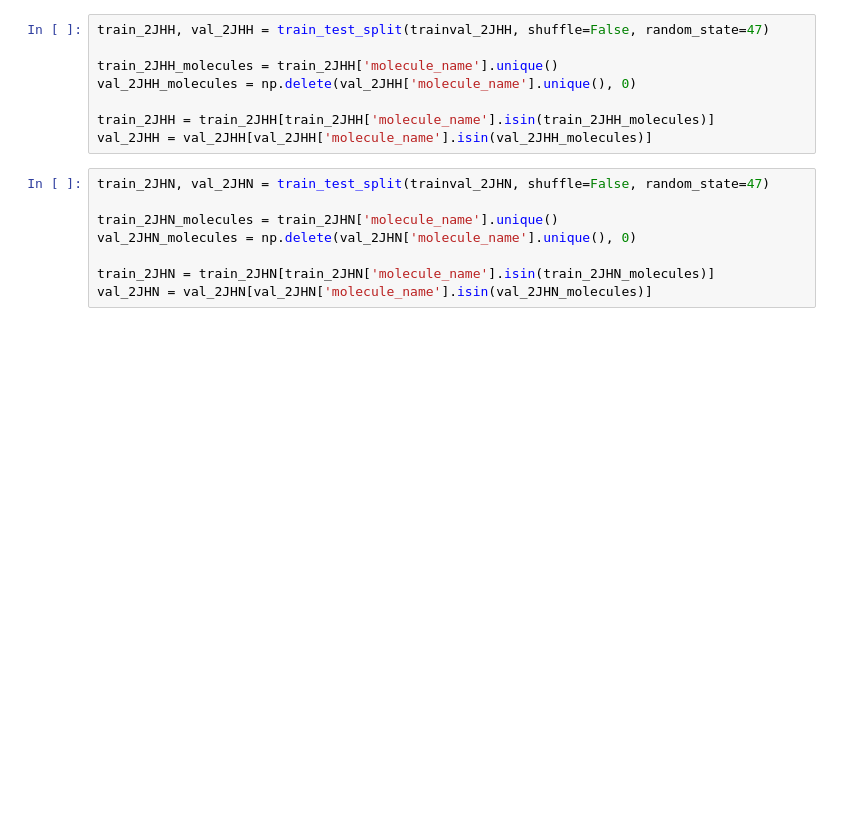
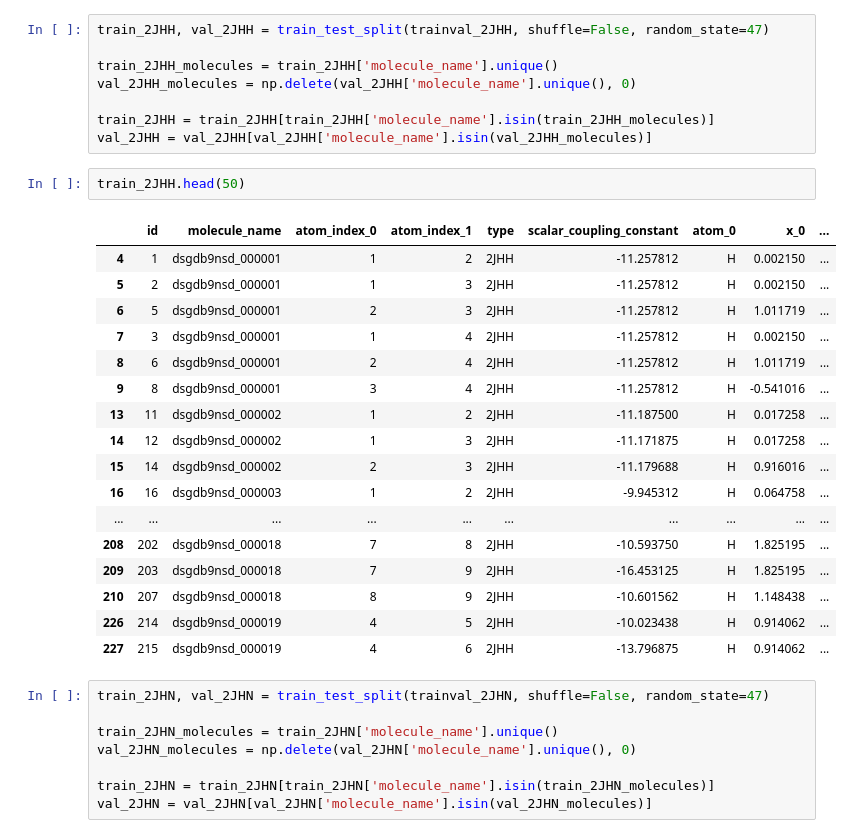
Before and after one commit to Atum19/PredictingMolecularProperties, a Jupyter notebook: add_dipole_and_pot_en.ipynb, the cells around one changed output. Cells and saved outputs as stored; diff of their text form; blank space fills up the shorter version.

```diff
--- a/add_dipole_and_pot_en.ipynb
+++ b/add_dipole_and_pot_en.ipynb
@@ -526,6 +543,26 @@ val_2JHH_molecules = np.delete(val_2JHH['molecule_name'].unique(), 0)
 
 train_2JHH = train_2JHH[train_2JHH['molecule_name'].isin(train_2JHH_molecules)]
 val_2JHH = val_2JHH[val_2JHH['molecule_name'].isin(val_2JHH_molecules)]
+# %%
+train_2JHH.head(50)
+# %% [output]
+|  | id | molecule_name | atom_index_0 | atom_index_1 | type | scalar_coupling_constant | atom_0 | x_0 | ... |
+| 4 | 1 | dsgdb9nsd_000001 | 1 | 2 | 2JHH | -11.257812 | H | 0.002150 | ... |
+| 5 | 2 | dsgdb9nsd_000001 | 1 | 3 | 2JHH | -11.257812 | H | 0.002150 | ... |
+| 6 | 5 | dsgdb9nsd_000001 | 2 | 3 | 2JHH | -11.257812 | H | 1.011719 | ... |
+| 7 | 3 | dsgdb9nsd_000001 | 1 | 4 | 2JHH | -11.257812 | H | 0.002150 | ... |
+| 8 | 6 | dsgdb9nsd_000001 | 2 | 4 | 2JHH | -11.257812 | H | 1.011719 | ... |
+| 9 | 8 | dsgdb9nsd_000001 | 3 | 4 | 2JHH | -11.257812 | H | -0.541016 | ... |
+| 13 | 11 | dsgdb9nsd_000002 | 1 | 2 | 2JHH | -11.187500 | H | 0.017258 | ... |
+| 14 | 12 | dsgdb9nsd_000002 | 1 | 3 | 2JHH | -11.171875 | H | 0.017258 | ... |
+| 15 | 14 | dsgdb9nsd_000002 | 2 | 3 | 2JHH | -11.179688 | H | 0.916016 | ... |
+| 16 | 16 | dsgdb9nsd_000003 | 1 | 2 | 2JHH | -9.945312 | H | 0.064758 | ... |
+| ... | ... | ... | ... | ... | ... | ... | ... | ... | ... |
+| 208 | 202 | dsgdb9nsd_000018 | 7 | 8 | 2JHH | -10.593750 | H | 1.825195 | ... |
+| 209 | 203 | dsgdb9nsd_000018 | 7 | 9 | 2JHH | -16.453125 | H | 1.825195 | ... |
+| 210 | 207 | dsgdb9nsd_000018 | 8 | 9 | 2JHH | -10.601562 | H | 1.148438 | ... |
+| 226 | 214 | dsgdb9nsd_000019 | 4 | 5 | 2JHH | -10.023438 | H | 0.914062 | ... |
+| 227 | 215 | dsgdb9nsd_000019 | 4 | 6 | 2JHH | -13.796875 | H | 0.914062 | ... |
 # %%
 train_2JHN, val_2JHN = train_test_split(trainval_2JHN, shuffle=False, random_state=47)
 
```
Also changed, not shown: parts of 25 cells of this notebook.
